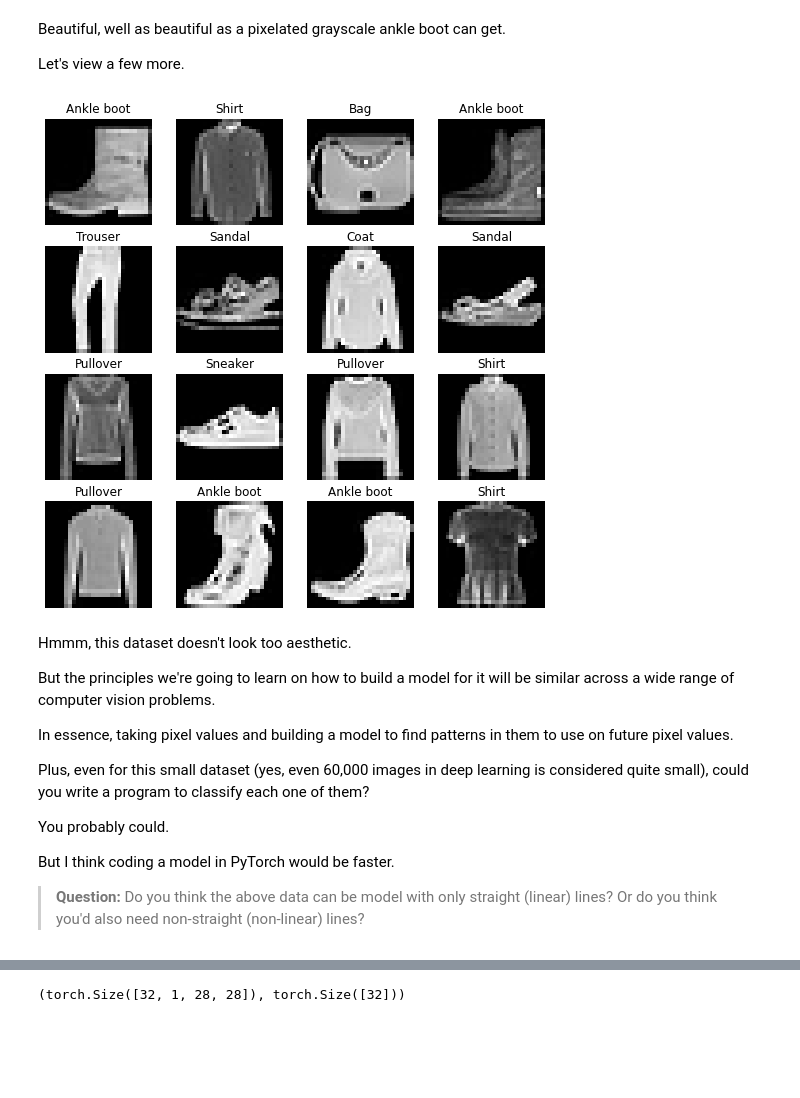
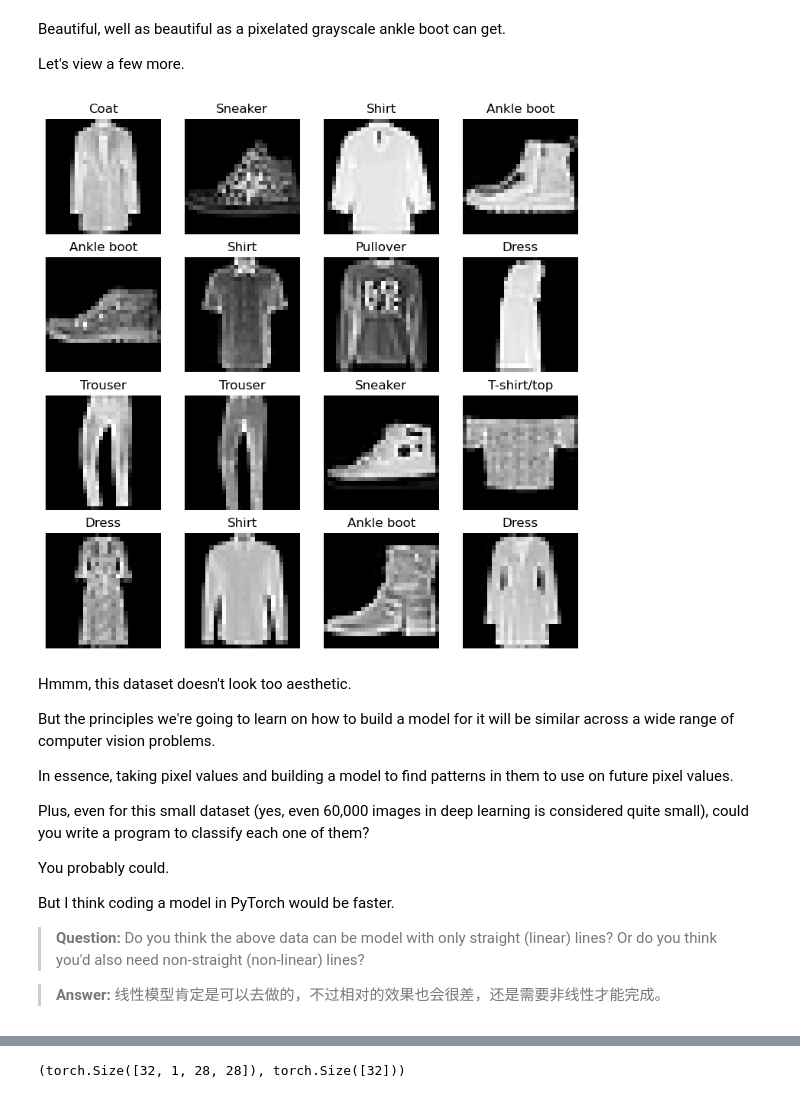
Before and after one commit to GuangShuaiWang/personal-website, a Jupyter notebook: docs/Learn/z2m-pytorch/03_pytorch_computer_vision.ipynb, the cells around one changed output, grey strips where cells are left out. Drawn from its saved outputs; the diff is of its cells as text; code cells hidden in the pictures; blank space fills up the shorter version.

```diff
--- a/docs/Learn/z2m-pytorch/03_pytorch_computer_vision.ipynb
+++ b/docs/Learn/z2m-pytorch/03_pytorch_computer_vision.ipynb
@@ -259,20 +276,18 @@ plt.title(class_names[label]);
 Beautiful, well as beautiful as a pixelated grayscale ankle boot can get.
 
 Let's view a few more.
-# %%
-# Plot more images
-torch.manual_seed(42)
-fig = plt.figure(figsize=(9, 9))
-rows, cols = 4, 4
-for i in range(1, rows * cols + 1):
-    random_idx = torch.randint(0, len(train_data), size=[1]).item()
-    img, label = train_data[random_idx]
-    fig.add_subplot(rows, cols, i)
-    plt.imshow(img.squeeze(), cmap="gray")
-    plt.title(class_names[label])
-    plt.axis(False);
-# %% [output]
-[figure, removed]
+# %%
+torch.manual_seed(3407)
+fig,axs = plt.subplots(4,4,figsize=(9,9))
+axs = axs.flatten() #拉平子图
+for i in axs:
+    random_idx = torch.randint(0,len(train_data),size=[1]).item()
+    img,label = train_data[random_idx]
+    i.imshow(img.squeeze(),cmap="gray")
+    i.set_title(class_names[label])
+    i.axis(False)
+# %% [output]
+[figure, added]
 # %% [markdown]
 Hmmm, this dataset doesn't look too aesthetic.
 
@@ -287,6 +302,8 @@ You probably could.
 But I think coding a model in PyTorch would be faster.
 
 > **Question:** Do you think the above data can be model with only straight (linear) lines? Or do you think you'd also need non-straight (non-linear) lines?
+
+> **Answer:** 线性模型肯定是可以去做的，不过相对的效果也会很差，还是需要非线性才能完成。
 # %% [markdown]
 ## 2. Prepare DataLoader
 
```
Also changed, not shown: parts of 17 cells of this notebook, 10 other files.
